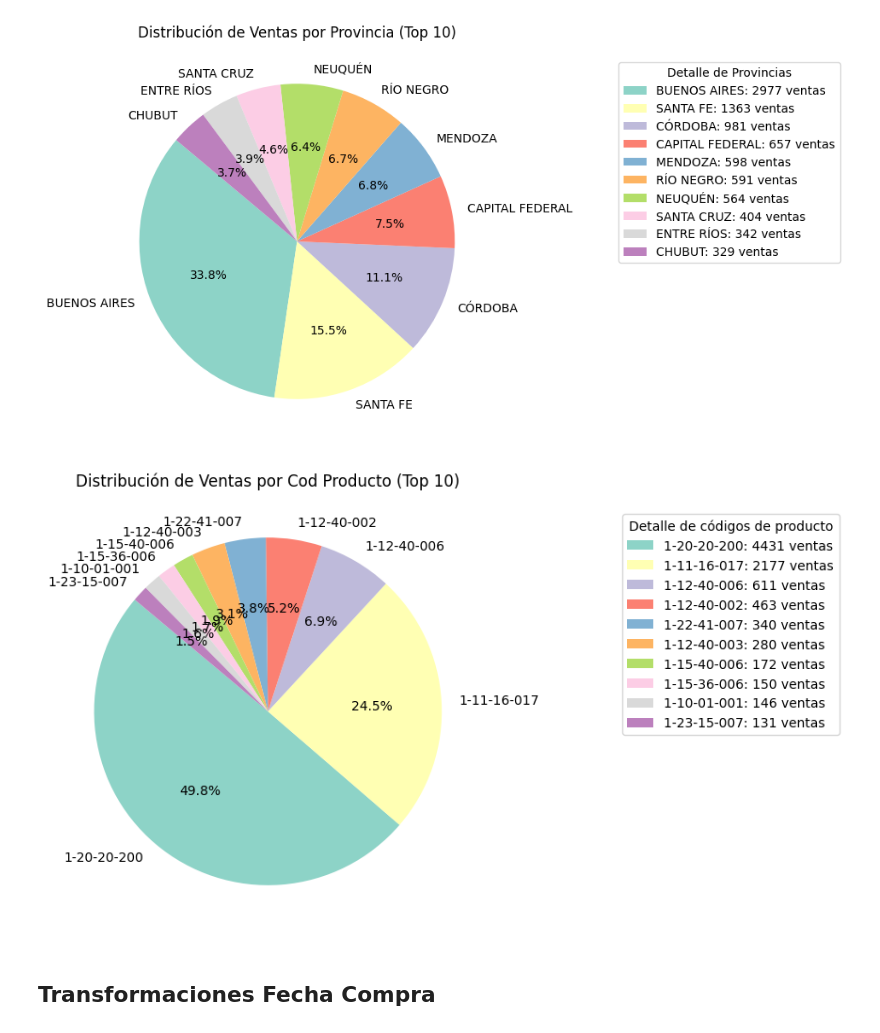
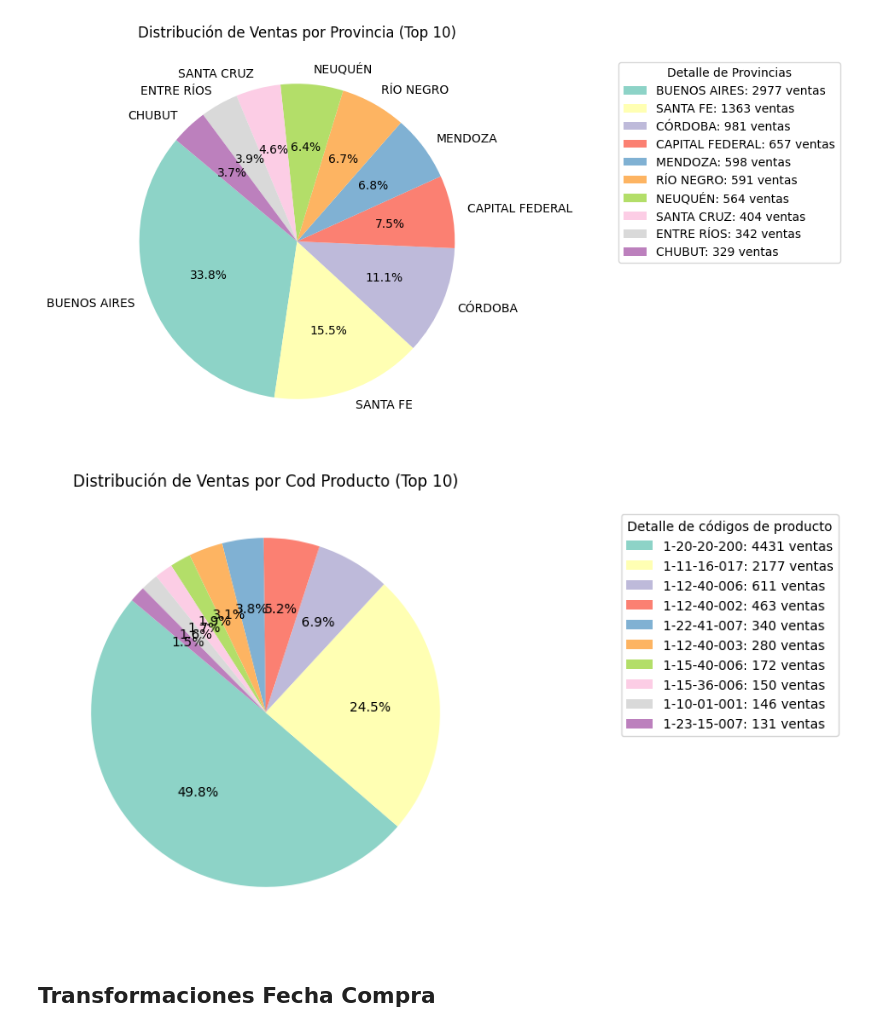
Before and after one commit to LuisBoschetto/trabajofinal, a Jupyter notebook: TrabajoFinal.ipynb, the cells around one changed output. Drawn from its saved outputs; the diff is of its cells as text; code cells hidden in the pictures.

```diff
--- a/TrabajoFinal.ipynb
+++ b/TrabajoFinal.ipynb
@@ -437,25 +425,24 @@ plt.show()
 # %%
 frecuencia_provincia = sales['COD. PRODUCTO'].value_counts().head(10)
 
 plt.figure(figsize=(6, 6))
 plt.pie(
     frecuencia_provincia,
-    labels=frecuencia_provincia.index,
     autopct='%1.1f%%',
     startangle=140,
     colors=plt.cm.Set3.colors
 )
 plt.title('Distribución de Ventas por Cod Producto (Top 10)', fontsize=12)
 plt.legend(
     labels=[f"{index}: {value} ventas" for index, value in frecuencia_provincia.items()],
     title="Detalle de códigos de producto",
     loc="center left",
     bbox_to_anchor=(1.3, 0.7)
 )
 
 plt.show()
 # %% [output]
-[figure, old version]
+[figure, new version]
 # %% [markdown]
 ## Transformaciones Fecha Compra
 # %%
```
Also changed, not shown: parts of 54 cells of this notebook.
